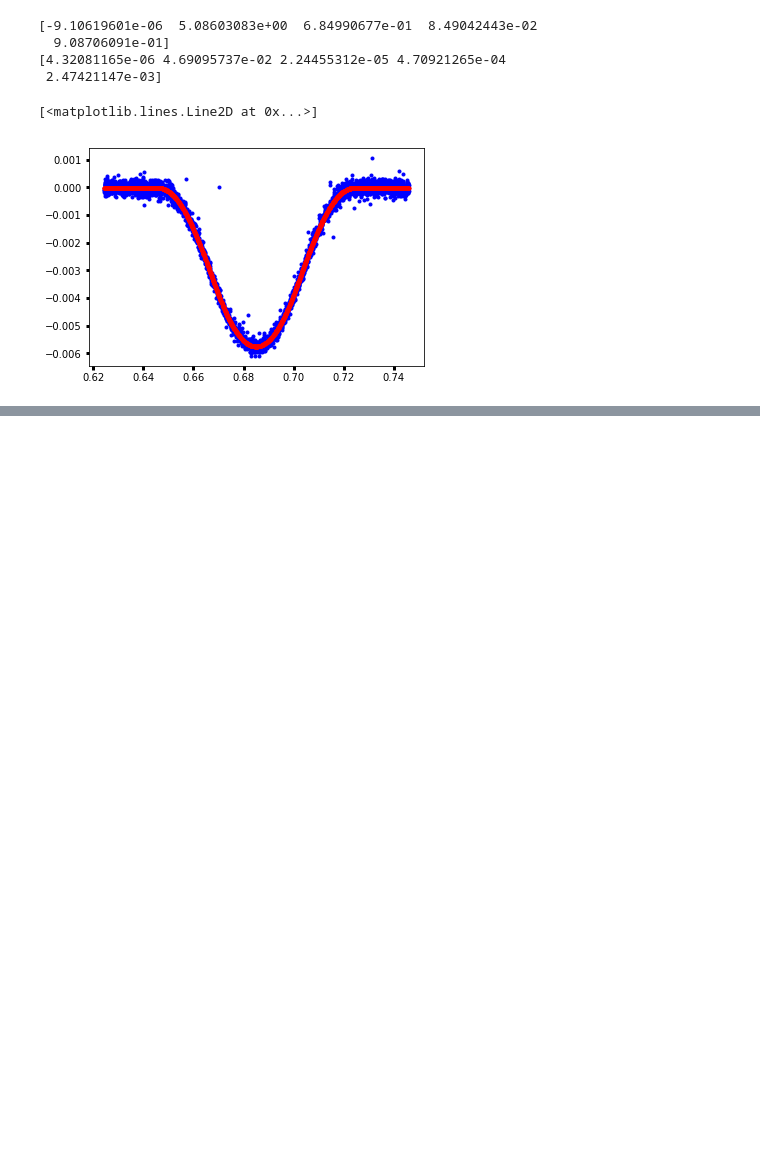
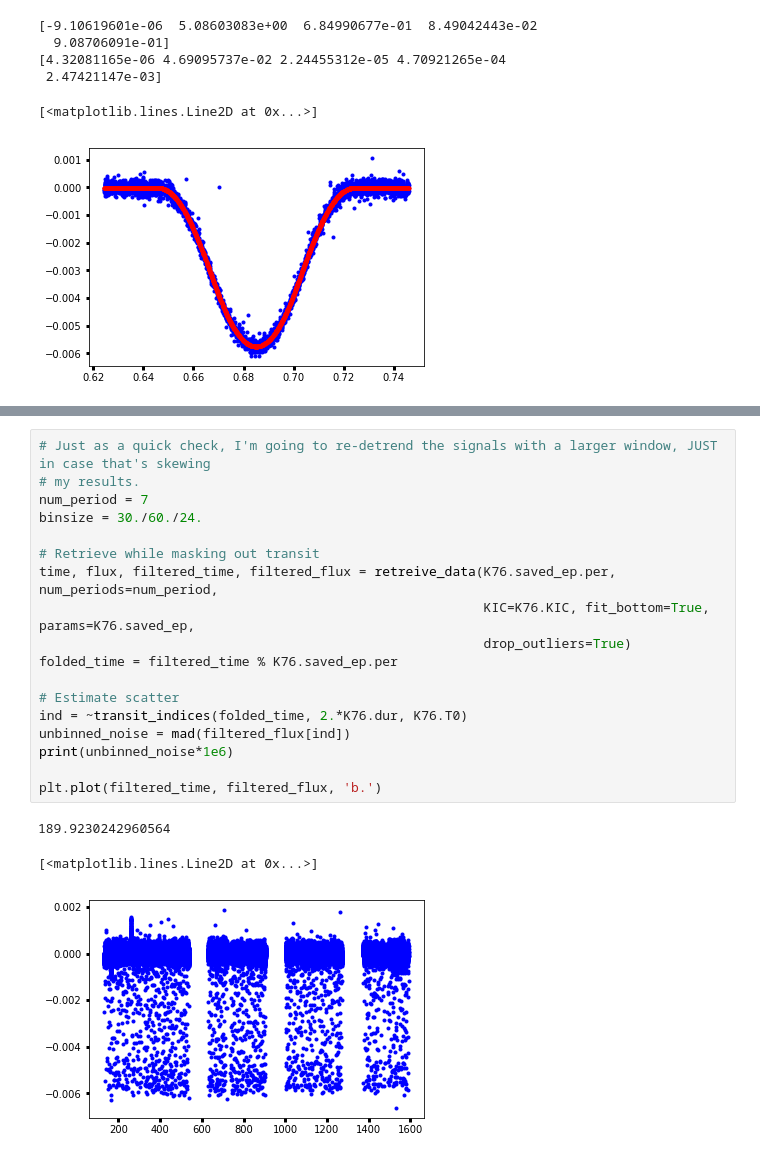
Before and after one commit to BoiseStatePlanetary/Searching-for-Variability-in-Eclipses-in-the-Kepler-Dataset, a Jupyter notebook: code/Analyzing_Kepler76b_with_LM.ipynb, the cells around one changed output, grey strips where cells are left out. Saved outputs shown, nothing was run; the diff lists cells and outputs as text; blank space fills up the shorter version.

```diff
--- a/code/Analyzing_Kepler76b_with_LM.ipynb
+++ b/code/Analyzing_Kepler76b_with_LM.ipynb
@@ -141,0 +137,22 @@ plt.plot(time, fit_transit(time, *popt), 'r.')
+# %%
+# Just as a quick check, I'm going to re-detrend the signals with a larger window, JUST in case that's skewing
+# my results.
+num_period = 7
+binsize = 30./60./24.
+
+# Retrieve while masking out transit
+time, flux, filtered_time, filtered_flux = retreive_data(K76.saved_ep.per, num_periods=num_period,
+                                                         KIC=K76.KIC, fit_bottom=True, params=K76.saved_ep,
+                                                         drop_outliers=True)
+folded_time = filtered_time % K76.saved_ep.per
+
+# Estimate scatter
+ind = ~transit_indices(folded_time, 2.*K76.dur, K76.T0)
+unbinned_noise = mad(filtered_flux[ind])
+print(unbinned_noise*1e6)
+
+plt.plot(filtered_time, filtered_flux, 'b.')
+# %% [output]
+189.9230242960564
+[<matplotlib.lines.Line2D at 0x...>]
+[figure, added]
```
Also changed, not shown: parts of 2 cells of this notebook.
